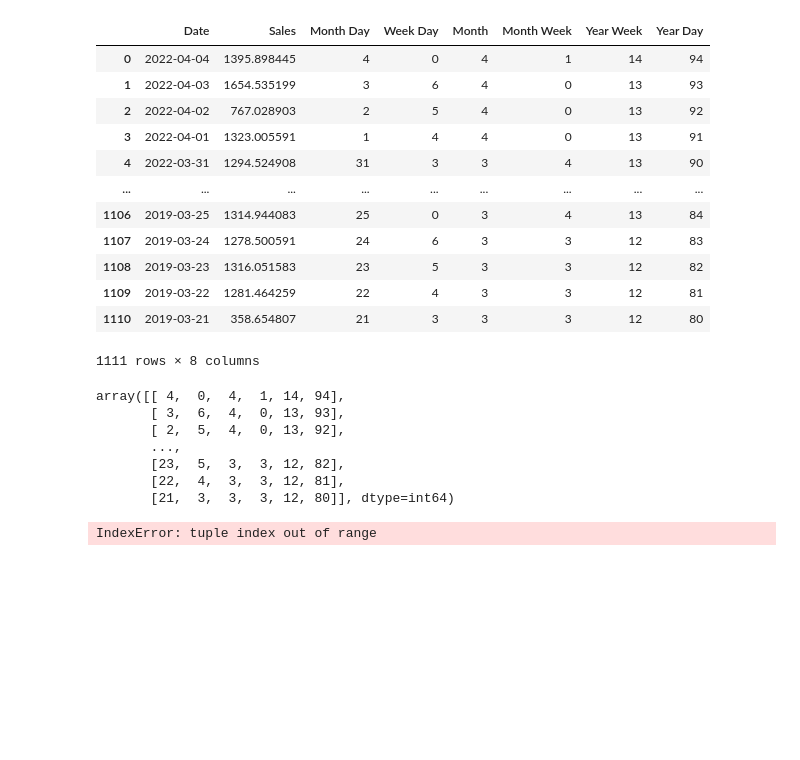
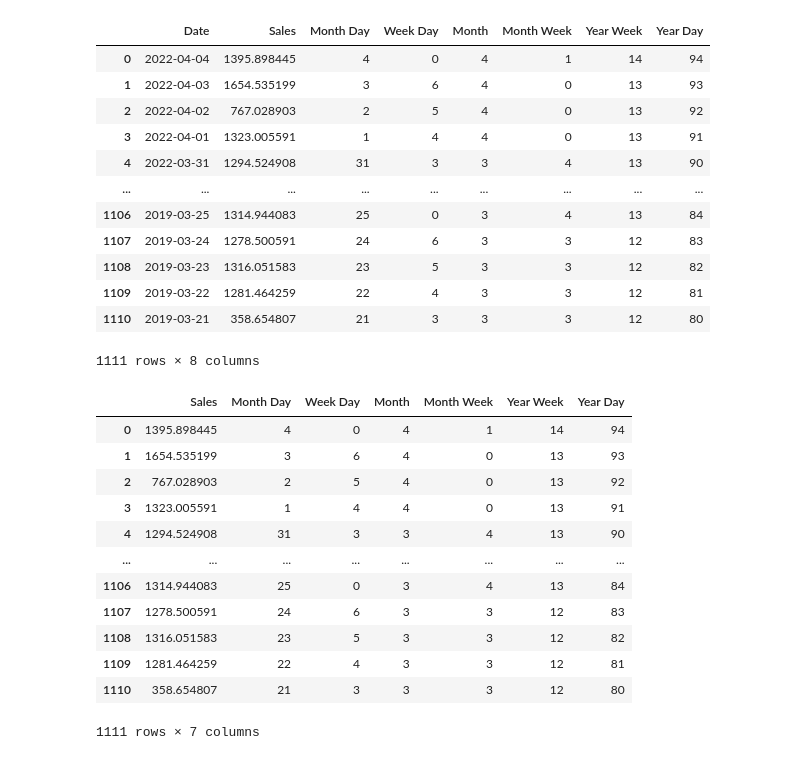
Before and after one commit to smvalizadeh/retail-sales-prediction, a Jupyter notebook: Pre.ipynb, the cells around one changed output. Cells and saved outputs as stored; diff of their text form; code cells hidden in the pictures; blank space fills up the shorter version.

Commit message:
create model

```diff
--- a/Pre.ipynb
+++ b/Pre.ipynb
@@ -92,5 +95,19 @@ from sklearn.model_selection import KFold, cross_val_score, train_test_split
 # %%
-X_train = sale_df.drop(axis=1, labels=['Sales', 'Date'])
-y_train = sale_df['Sales']
+train_set = sale_df.drop(axis=1, labels='Date')
+train_set
+# %% [output]
+|  | Sales | Month Day | Week Day | Month | Month Week | Year Week | Year Day |
+| 0 | 1395.898445 | 4 | 0 | 4 | 1 | 14 | 94 |
+| 1 | 1654.535199 | 3 | 6 | 4 | 0 | 13 | 93 |
+| 2 | 767.028903 | 2 | 5 | 4 | 0 | 13 | 92 |
+| 3 | 1323.005591 | 1 | 4 | 4 | 0 | 13 | 91 |
+| 4 | 1294.524908 | 31 | 3 | 3 | 4 | 13 | 90 |
+| ... | ... | ... | ... | ... | ... | ... | ... |
+| 1106 | 1314.944083 | 25 | 0 | 3 | 4 | 13 | 84 |
+| 1107 | 1278.500591 | 24 | 6 | 3 | 3 | 12 | 83 |
+| 1108 | 1316.051583 | 23 | 5 | 3 | 3 | 12 | 82 |
+| 1109 | 1281.464259 | 22 | 4 | 3 | 3 | 12 | 81 |
+| 1110 | 358.654807 | 21 | 3 | 3 | 3 | 12 | 80 |
+1111 rows × 7 columns
 # %%
 from sklearn.preprocessing import MinMaxScaler
@@ -99,10 +115,0 @@ scaler = scaler.fit(X_train)
-# %%
-X_train.values
-# %% [output]
-array([[ 4,  0,  4,  1, 14, 94],
-       [ 3,  6,  4,  0, 13, 93],
-       [ 2,  5,  4,  0, 13, 92],
-       ...,
-       [23,  5,  3,  3, 12, 82],
-       [22,  4,  3,  3, 12, 81],
-       [21,  3,  3,  3, 12, 80]], dtype=int64)
@@ -112,8 +115,0 @@ X_train = scaler.transform(X_train)
-# %%
-model = Sequential()
-model.add(LSTM(4, batch_input_shape= (1, X_train.shape[1], X_train.shape[2]), stateful=True))
-model.add(Dense(1))
-model.compile(loss='mean_squared_error', optimizer='adam')
-model.fit(X_train, y_train, epochs=100, batch_size=1, verbose=1, shuffle=False)
-# %% [output]
-IndexError: tuple index out of range
```
Also changed, not shown: parts of 15 cells of this notebook.
